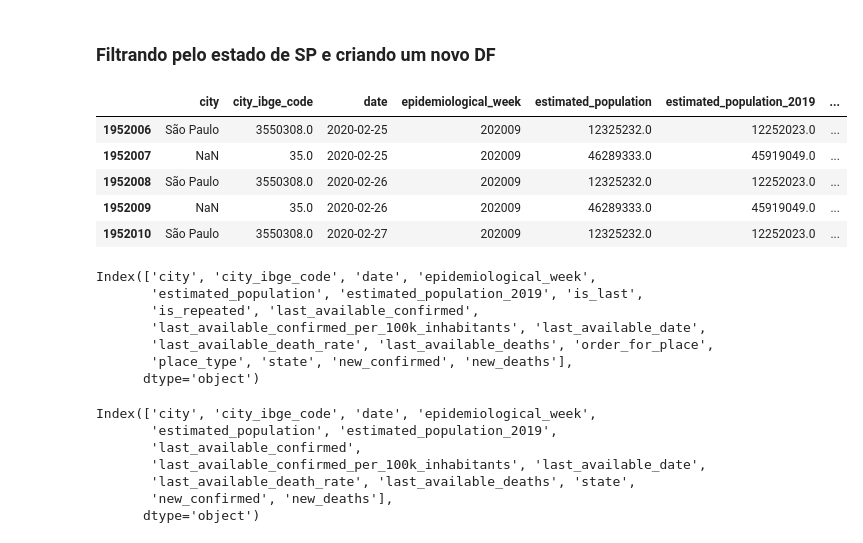
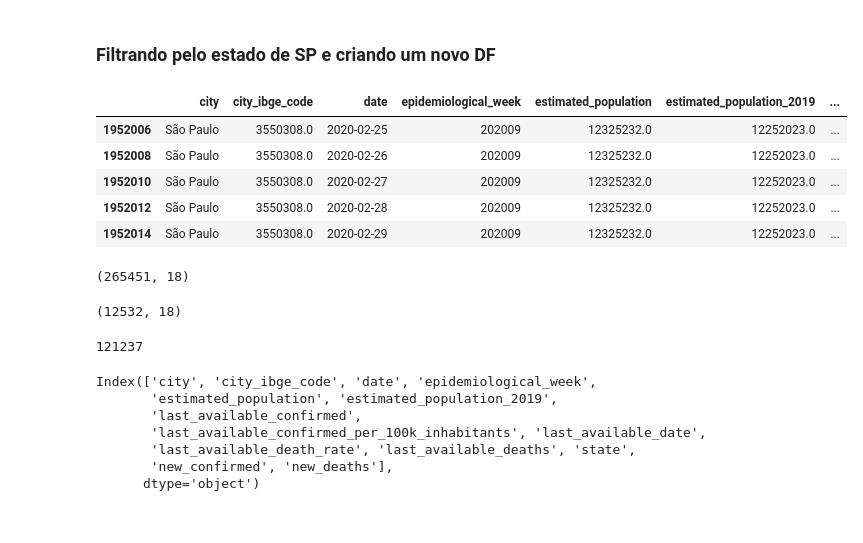
Before and after one commit to natfontanesi/Projeto_Modulo_4, a Jupyter notebook: Notebooks/Projeto_4.ipynb, the cells around one changed output. Drawn from its saved outputs; the diff is of its cells as text; code cells hidden in the pictures.

```diff
--- a/Notebooks/Projeto_4.ipynb
+++ b/Notebooks/Projeto_4.ipynb
@@ -3,8 +5,8 @@ import pandas as pd
 # %% [markdown]
 ### Subindo o dataset bruto
 # %%
-df=pd.read_csv("caso_full.csv")
-df.head() #mostra as 5 primeiras linhas
+df=pd.read_csv("/Users/natas/OneDrive/Área de Trabalho/Resilia/Modulo_4/Projeto_Modulo_4/bases_/bases/caso_full.csv")
+df.head() #df é planilha casos_full_sem_nan
 # %% [output]
 |  | city | city_ibge_code | date | epidemiological_week | estimated_population | estimated_population_2019 | ... |
 | 0 | Rio Branco | 1200401.0 | 2020-03-17 | 202012 | 413418.0 | 407319.0 | ... |
@@ -60,12 +67,13 @@ Name: state, dtype: int64
 # %% [markdown]
 ### Filtrando pelo estado de SP e criando um novo DF
 # %%
-sp=df.loc[df['state']=='SP']
+sp=df.copy()
+sp=sp.loc[df['state']=='SP']
 sp.head()
 # %% [output]
 |  | city | city_ibge_code | date | epidemiological_week | estimated_population | estimated_population_2019 | ... |
 | 1952006 | São Paulo | 3550308.0 | 2020-02-25 | 202009 | 12325232.0 | 12252023.0 | ... |
-| 1952007 | NaN | 35.0 | 2020-02-25 | 202009 | 46289333.0 | 45919049.0 | ... |
 | 1952008 | São Paulo | 3550308.0 | 2020-02-26 | 202009 | 12325232.0 | 12252023.0 | ... |
-| 1952009 | NaN | 35.0 | 2020-02-26 | 202009 | 46289333.0 | 45919049.0 | ... |
 | 1952010 | São Paulo | 3550308.0 | 2020-02-27 | 202009 | 12325232.0 | 12252023.0 | ... |
+| 1952012 | São Paulo | 3550308.0 | 2020-02-28 | 202009 | 12325232.0 | 12252023.0 | ... |
+| 1952014 | São Paulo | 3550308.0 | 2020-02-29 | 202009 | 12325232.0 | 12252023.0 | ... |
@@ -75,13 +80,19 @@ sp=sp.dropna()# tirando as linhas nulas.
+# %%
+sp.shape
+# %% [output]
+(265451, 18)
+# %%
+sp_estado.shape
+# %% [output]
+(12532, 18)
 # %%
-sp.columns
+teste=sp['new_deaths']
+soma=0
+for i in teste:
+    soma+=i
+soma
 # %% [output]
-Index(['city', 'city_ibge_code', 'date', 'epidemiological_week',
-       'estimated_population', 'estimated_population_2019', 'is_last',
-       'is_repeated', 'last_available_confirmed',
-       'last_available_confirmed_per_100k_inhabitants', 'last_available_date',
-       'last_available_death_rate', 'last_available_deaths', 'order_for_place',
-       'place_type', 'state', 'new_confirmed', 'new_deaths'],
-      dtype='object')
+121237
 # %%
 sp.drop('is_last', axis=1, inplace=True)
 sp.drop('is_repeated', axis=1, inplace = True)
```
Also changed, not shown: parts of 25 cells of this notebook.
